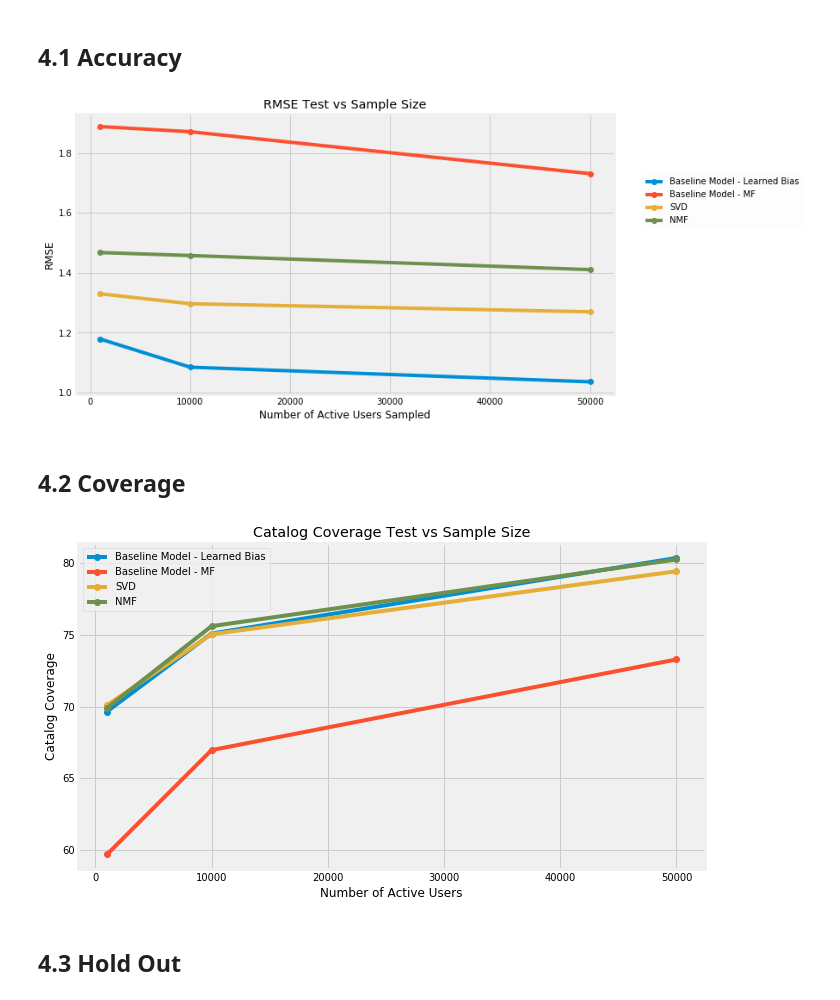
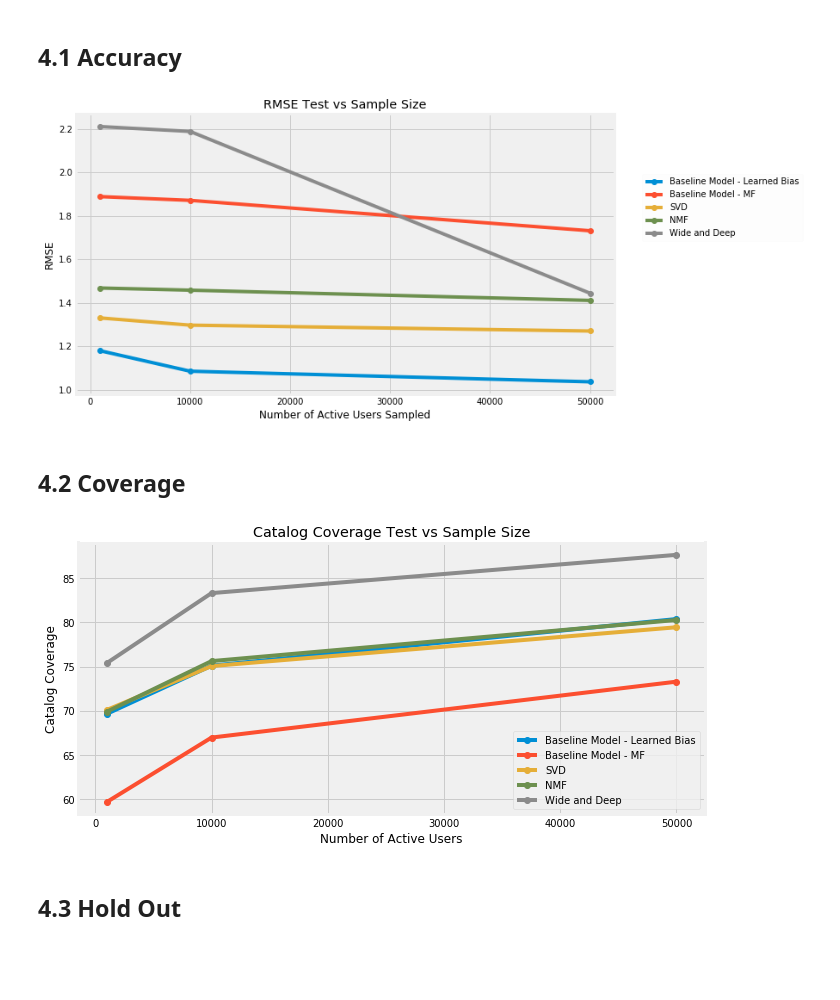
Before and after one commit to thisismeg/personalization-final-project, a Jupyter notebook: final_report.ipynb, the cells around one changed output. Saved outputs shown, nothing was run; the diff lists cells and outputs as text; code cells hidden in the pictures; blank space fills up the shorter version.

```diff
--- a/final_report.ipynb
+++ b/final_report.ipynb
@@ -992,9 +997,3 @@ estimator = tf.estimator.DNNLinearCombinedClassifier(
 #         global_step=tf.get_global_step(),
 #         decay_steps=10000,
 #         decay_rate=0.96))
-# %%
-def input_fn_train():
-    return df_to_dataset_train(train_nn, labels)
-# %%
-def input_fn_eval():
-    return df_to_dataset_eval(test_nn, test_labels)
@@ -1014 +1069,28 @@ We notice that our model does not outperform the baseline model. This could be d
+# %%
+wdList = [[wide_training, dense_training], [wide_training2, dense_training2], [wide_training3, dense_training3]]
+rmse_wd_list = []
+result_list = []
+predictions_dfs = []
+
+for index, item in enumerate(wdList):
+    estimator, result = wd_estimator(item[0],item[1],index)
+
+    if index == 0:
+        predictor = estimator.predict(input_fn = input_fn_eval)
+        pred = list(predictor)
+        rmse, predictions_df = calculate_rmse_wd(pred, test_nn, test_labels)
+
+    elif index == 1:
+        predictor2 = estimator.predict(input_fn = input_fn_eval2)
+        pred2 = list(predictor2)
+        rmse, predictions_df = calculate_rmse_wd(pred2, test_nn2, test_labels2)
+
+    else:
+        predictor3 = estimator.predict(input_fn = input_fn_eval3)
+        pred3 = list(predictor3)
+        rmse, predictions_df = calculate_rmse_wd(pred3, test_nn3, test_labels3)
+
+    rmse_wd_list.append(rmse)
+    result_list.append(result)
+    predictions_dfs.append(predictions_df)
 # %%
@@ -1042,7 +1117,10 @@ rmse_wd
 # %% [markdown]
 ## 3.4.5 Coverage <a class="anchor" id="3-4-5"></a>
 # %%
-prededictions_wd_dict = dict(prededictions_df.set_index('user_id').groupby(level = 0).apply(lambda x : x.to_dict(orient= 'records')))
-N = len(prededictions_df['business_id'].unique())
-coverage_wd = calculate_catalog_coverage(prededictions_wd_dict, N, k=5)
+coverage_wds = []
+for predictions_df in predictions_dfs:
+    predictions_wd_dict = dict(predictions_df.set_index('user_id').groupby(level = 0).apply(lambda x : x.to_dict(orient= 'records')))
+    N = len(predictions_df['business_id'].unique())
+    coverage_wd = calculate_catalog_coverage(predictions_wd_dict, N, k=5, pred_col_name='predicted_ratings')
+    coverage_wds.append(coverage_wd)
 # %% [output]
@@ -1060,6 +1140,7 @@ plt.plot(sample_sizes, baseline_rmses, marker='o')
 plt.plot(sample_sizes, baseline_MF_rmses, marker='o')
 plt.plot(sample_sizes, all_mf_rmses[0], marker='o')
 plt.plot(sample_sizes, all_mf_rmses[1], marker='o')
+plt.plot(sample_sizes, rmse_wd_list, marker='o')
 
 plt.xlabel('Number of Active Users Sampled')
 plt.ylabel('RMSE')
@@ -1068,24 +1149,25 @@ plt.legend(LEGEND, loc='upper center', bbox_to_anchor=(1.2, 0.8), ncol=1,fancybo
 plt.grid(True)
 plt.show()
 # %% [output]
-[figure, old version]
+[figure, new version]
 # %% [markdown]
 ## 4.2 Coverage <a class="anchor" id="4-2"></a>
 # %%
-plt.figure(figsize=(10, 6))
+plt.figure(figsize=(10, 5))
 plt.plot(sample_sizes, baseline_coverages, marker='o')
 plt.plot(sample_sizes, als_catalog_coverages, marker='o')
 plt.plot(sample_sizes, all_mf_coverages[0], marker='o')
 plt.plot(sample_sizes, all_mf_coverages[1], marker='o')
+plt.plot(sample_sizes, coverage_wds, marker='o')
 
 plt.xlabel('Number of Active Users')
 plt.ylabel('Catalog Coverage')
 plt.title('Catalog Coverage Test vs Sample Size')
 plt.legend(LEGEND)
 plt.grid(True)
 plt.show()
 # %% [output]
-[figure, old version]
+[figure, new version]
 # %% [markdown]
 ## 4.3 Hold Out <a class="anchor" id="4-3"></a>
 # %%
```
Also changed, not shown: parts of 28 cells of this notebook.
